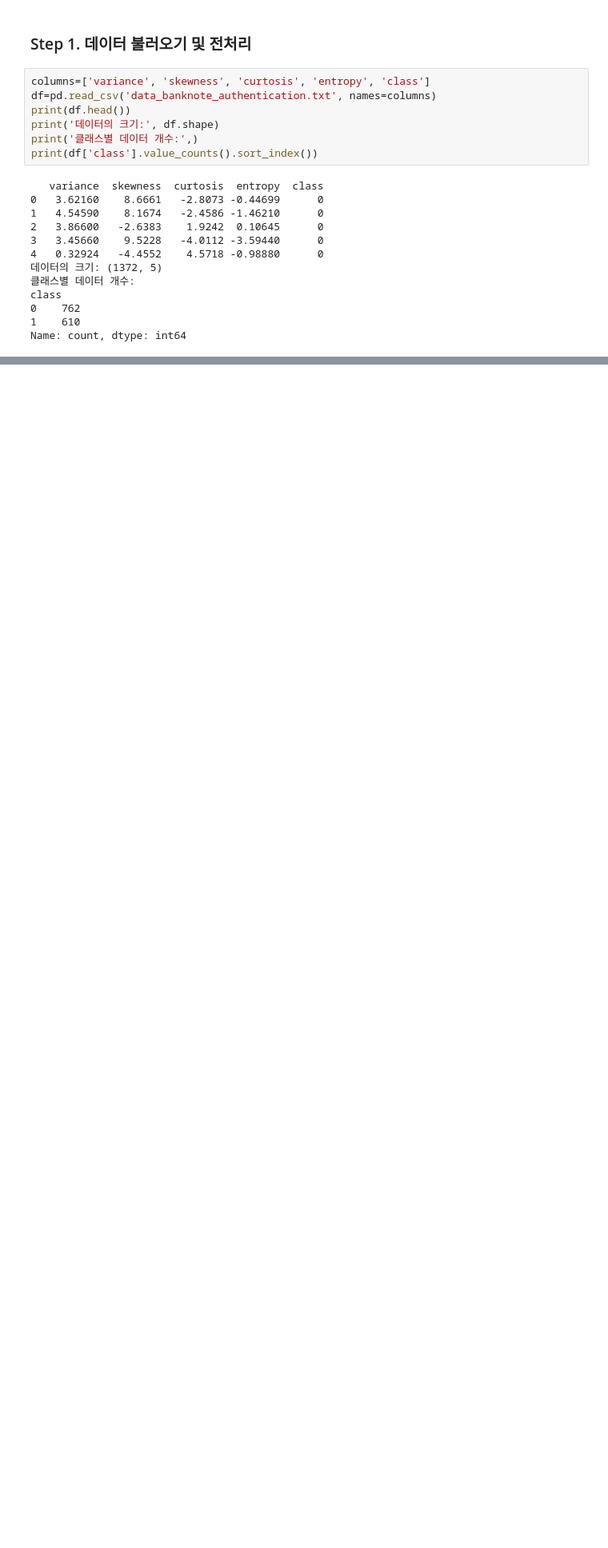
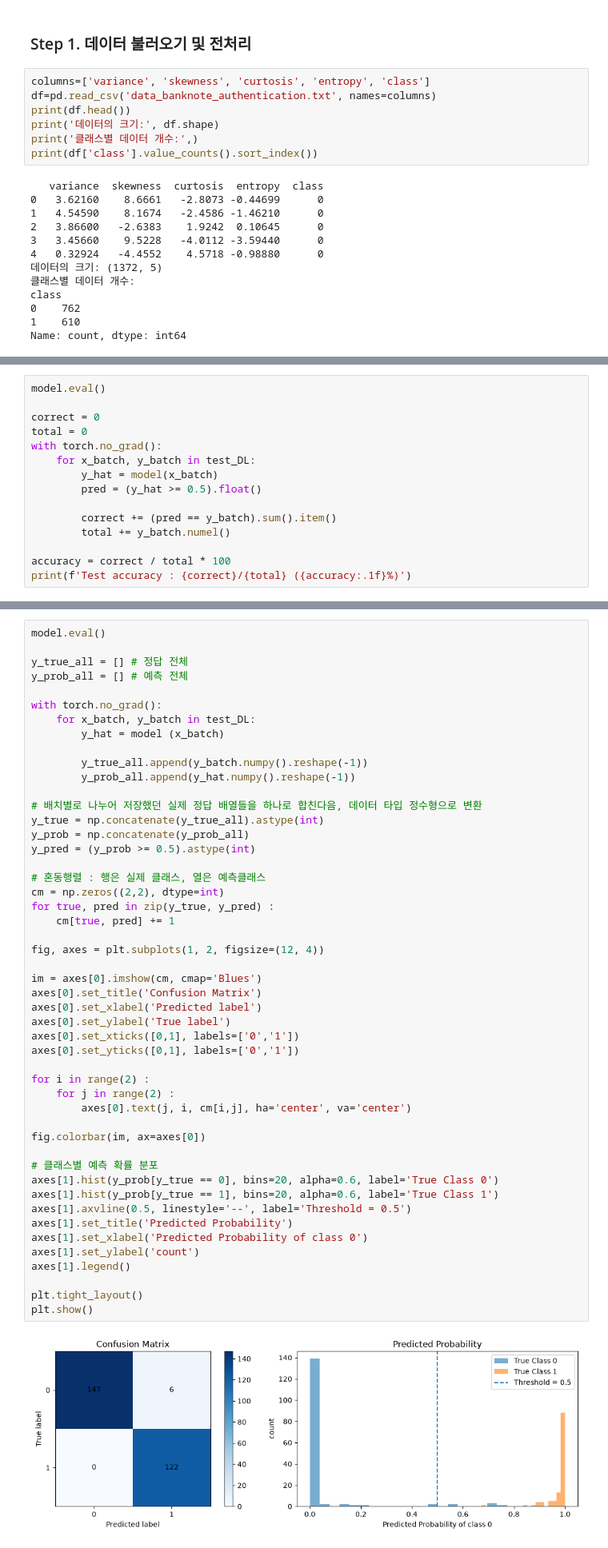
Before and after one commit to kdhksk1-pixel/PyTorch, a Jupyter notebook: 03.linear_binary/04.binary_Banknote.ipynb, the cells around one changed output, grey strips where cells are left out. Shown at 80% size. Cells and saved outputs as stored; diff of their text form; blank space fills up the shorter version.

```diff
--- a/03.linear_binary/04.binary_Banknote.ipynb
+++ b/03.linear_binary/04.binary_Banknote.ipynb
@@ -81,0 +203,15 @@ with torch.no_grad():
+# %%
+model.eval()
+
+correct = 0
+total = 0
+with torch.no_grad():
+    for x_batch, y_batch in test_DL:
+        y_hat = model(x_batch)
+        pred = (y_hat >= 0.5).float()
+
+        correct += (pred == y_batch).sum().item()
+        total += y_batch.numel()
+
+accuracy = correct / total * 100
+print(f'Test accuracy : {correct}/{total} ({accuracy:.1f}%)')
@@ -81,0 +222,51 @@ with torch.no_grad():
+# %%
+model.eval()
+
+y_true_all = [] # 정답 전체
+y_prob_all = [] # 예측 전체
+
+with torch.no_grad():
+    for x_batch, y_batch in test_DL:
+        y_hat = model (x_batch)
+
+        y_true_all.append(y_batch.numpy().reshape(-1))
+        y_prob_all.append(y_hat.numpy().reshape(-1))
+
+# 배치별로 나누어 저장했던 실제 정답 배열들을 하나로 합친다음, 데이터 타입 정수형으로 변환
+y_true = np.concatenate(y_true_all).astype(int)
+y_prob = np.concatenate(y_prob_all)
+y_pred = (y_prob >= 0.5).astype(int)
+
+# 혼동행렬 : 행은 실제 클래스, 열은 예측클래스
+cm = np.zeros((2,2), dtype=int)
+for true, pred in zip(y_true, y_pred) :
+    cm[true, pred] += 1
+
+fig, axes = plt.subplots(1, 2, figsize=(12, 4))
+
+im = axes[0].imshow(cm, cmap='Blues')
+axes[0].set_title('Confusion Matrix')
+axes[0].set_xlabel('Predicted label')
+axes[0].set_ylabel('True label')
+axes[0].set_xticks([0,1], labels=['0','1'])
+axes[0].set_yticks([0,1], labels=['0','1'])
+
+for i in range(2) :
+    for j in range(2) :
+        axes[0].text(j, i, cm[i,j], ha='center', va='center')
+
+fig.colorbar(im, ax=axes[0])
+
+# 클래스별 예측 확률 분포
+axes[1].hist(y_prob[y_true == 0], bins=20, alpha=0.6, label='True Class 0')
+axes[1].hist(y_prob[y_true == 1], bins=20, alpha=0.6, label='True Class 1')
+axes[1].axvline(0.5, linestyle='--', label='Threshold = 0.5')
+axes[1].set_title('Predicted Probability')
+axes[1].set_xlabel('Predicted Probability of class 0')
+axes[1].set_ylabel('count')
+axes[1].legend()
+
+plt.tight_layout()
+plt.show()
+# %% [output]
+[figure, added]
```
Also changed, not shown: parts of 12 cells of this notebook.
